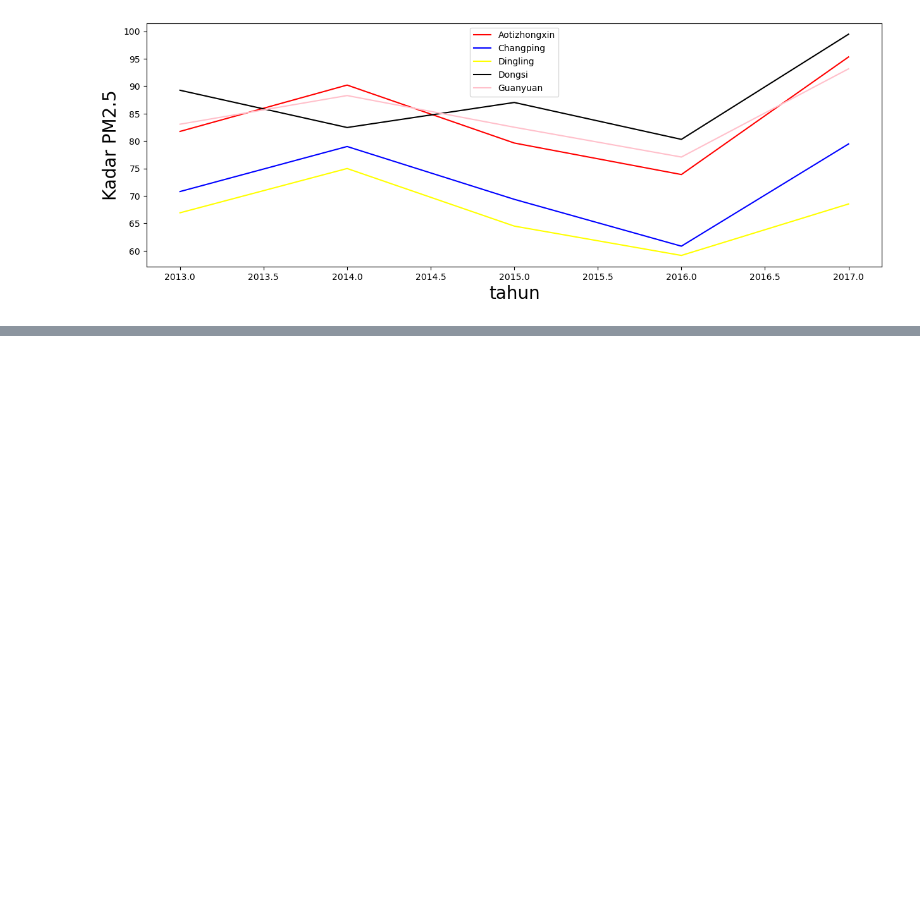
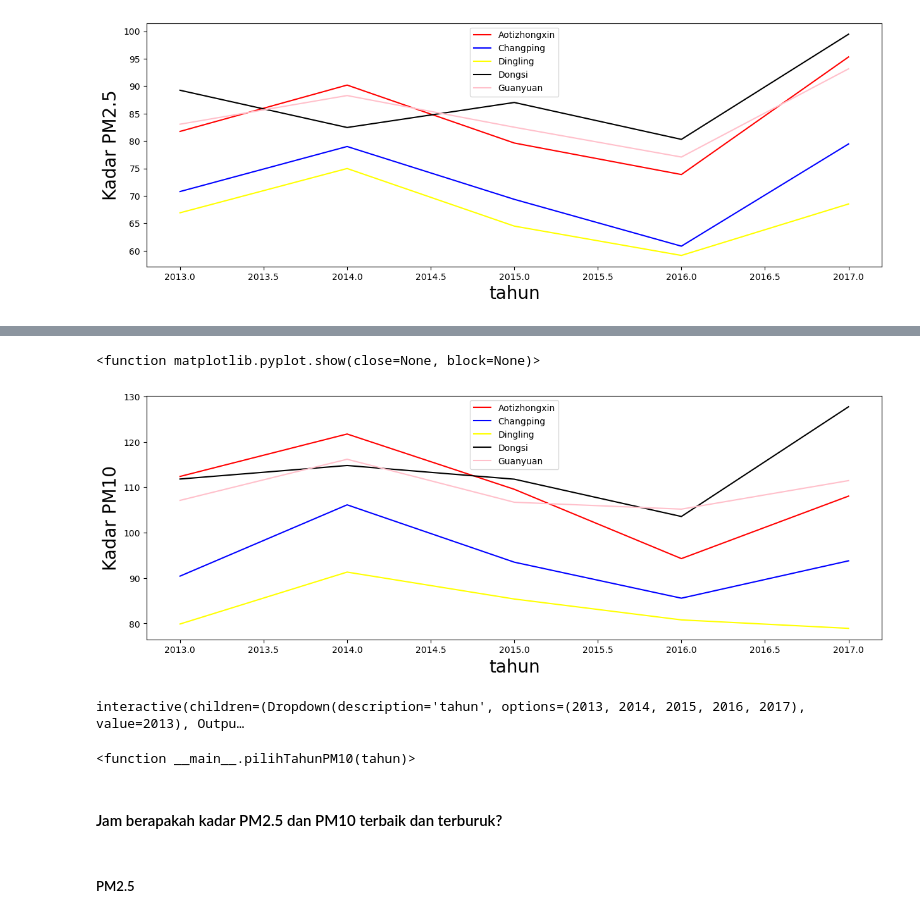
Before and after one commit to teduhafr/belajar_olah_data_python, a Jupyter notebook: submission_dicoding/new.ipynb, the cells around one changed output, grey strips where cells are left out. Cells and saved outputs as stored; diff of their text form; code cells hidden in the pictures; blank space fills up the shorter version.

```diff
--- a/submission_dicoding/new.ipynb
+++ b/submission_dicoding/new.ipynb
@@ -270,0 +290,41 @@ interactive(children=(Dropdown(description='tahun', options=(2013, 2014, 2015, 2
+# %%
+#untuk mempermudah perbandingan akan kita buat data pertahun untuk bisa melihatnya dengan mudah
+data_pivot_pm10_tahun = data_df.pivot_table('PM10', 'year', 'station', aggfunc='mean').reset_index()
+
+plt.figure(figsize=(15, 5))
+plt.plot(data_pivot_pm10_tahun['year'], data_pivot_pm10_tahun['Aotizhongxin'], label = 'Aotizhongxin', color='red')
+plt.plot(data_pivot_pm10_tahun['year'], data_pivot_pm10_tahun['Changping'], label = 'Changping', color='blue')
+plt.plot(data_pivot_pm10_tahun['year'], data_pivot_pm10_tahun['Dingling'], label = 'Dingling', color='yellow')
+plt.plot(data_pivot_pm10_tahun['year'], data_pivot_pm10_tahun['Dongsi'], label = 'Dongsi', color='black')
+plt.plot(data_pivot_pm10_tahun['year'], data_pivot_pm10_tahun['Guanyuan'], label = 'Guanyuan', color='pink')
+plt.xlabel('tahun',size= 20)
+
+plt.ylabel('Kadar PM10', size = 20)
+plt.legend()
+plt.show
+# %% [output]
+<function matplotlib.pyplot.show(close=None, block=None)>
+[figure, added]
+# %%
+## untuk lebih detail dan menarik kita bisa membuat dat per tahun dengan filter.
+
+def pilihTahunPM10(tahun):
+    data_pivot_pm10_filter = data_pivot_pm10[(data_pivot_pm10.year == tahun)]
+    plt.figure(figsize=(12, 5))
+    plt.plot(data_pivot_pm10_filter['month'], data_pivot_pm10_filter['Aotizhongxin'], label = 'Aotizhongxin', color='red')
+    plt.plot(data_pivot_pm10_filter['month'], data_pivot_pm10_filter['Changping'], label = 'Changping', color='blue')
+    plt.plot(data_pivot_pm10_filter['month'], data_pivot_pm10_filter['Dingling'], label = 'Dingling', color='yellow')
+    plt.plot(data_pivot_pm10_filter['month'], data_pivot_pm10_filter['Dongsi'], label = 'Dongsi', color='black')
+    plt.plot(data_pivot_pm10_filter['month'], data_pivot_pm10_filter['Guanyuan'], label = 'Guanyuan', color='pink')
+    plt.xlabel('Bulan',size= 20)
+    plt.ylabel('Kadar PM10', size = 20)
+    judul  = 'Data Kulatias PM10 Kota Tahun ' + str(tahun) +  '\n makin kecil makin bagus'
+    plt.title(judul , fontsize=15)
+    plt.legend()
+    plt.show
+
+
+interact(pilihTahunPM10, tahun=list(data_pivot_pm25['year'].unique()))
+# %% [output]
+interactive(children=(Dropdown(description='tahun', options=(2013, 2014, 2015, 2016, 2017), value=2013), Outpu…
+<function __main__.pilihTahunPM10(tahun)>
@@ -270,0 +333,4 @@ interactive(children=(Dropdown(description='tahun', options=(2013, 2014, 2015, 2
+# %% [markdown]
+#### Jam berapakah kadar PM2.5 dan PM10 terbaik dan terburuk?
+# %% [markdown]
+##### PM2.5
```
Also changed, not shown: parts of 27 cells of this notebook, 7 other files.
